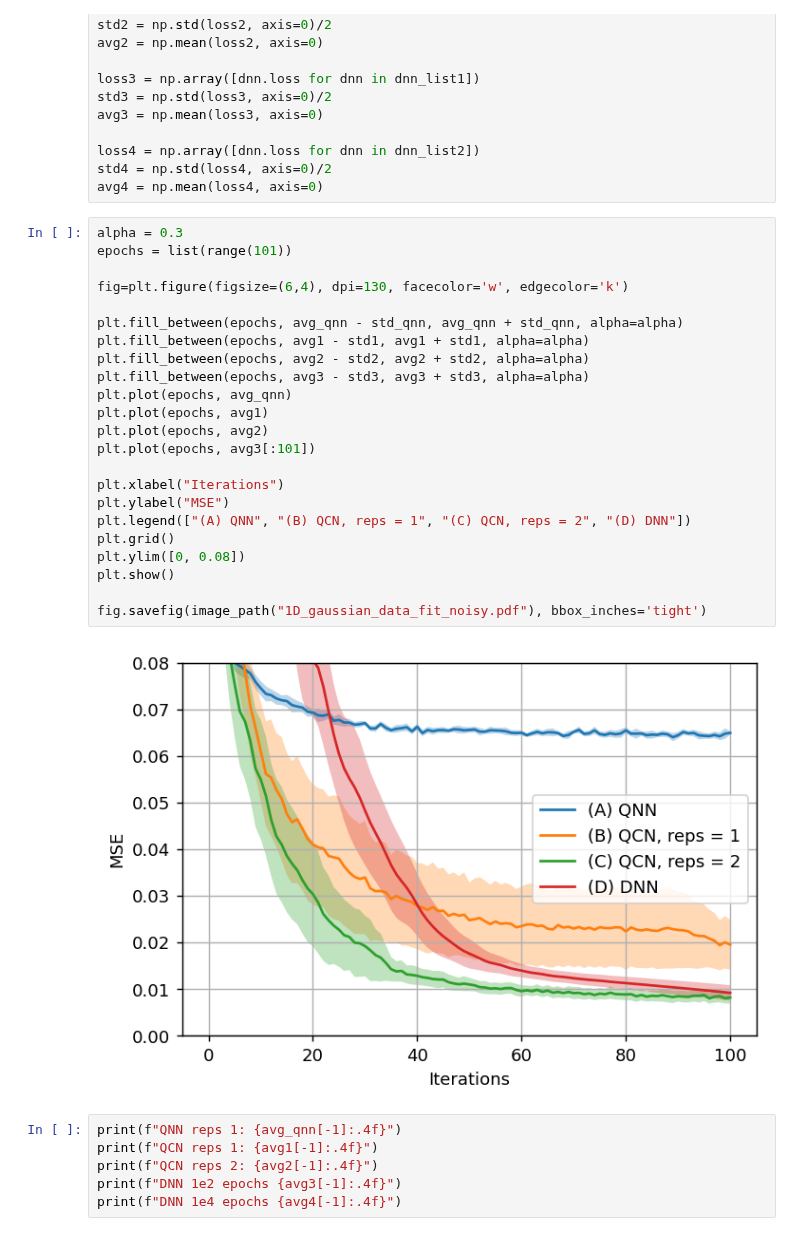
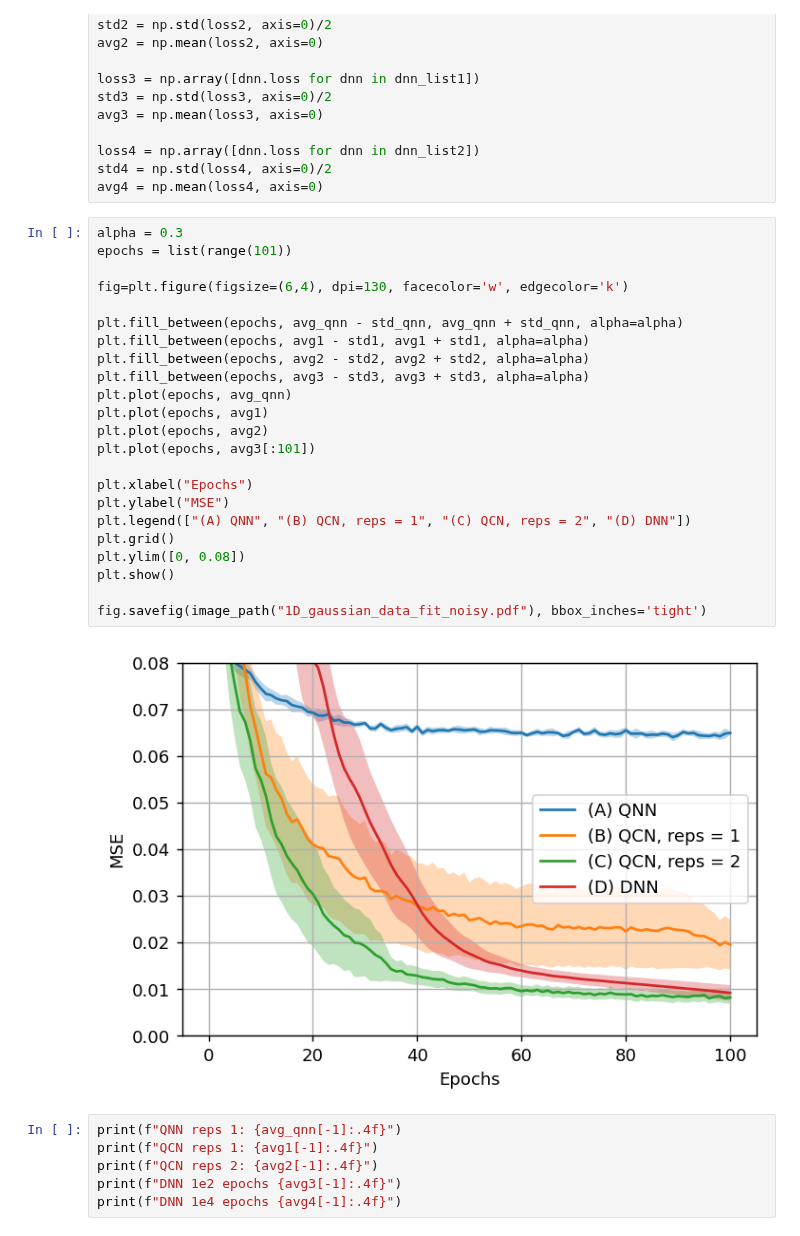
Before and after one commit to KristianWold/Master-Thesis, a Jupyter notebook: notebooks/analysis/Trainability, Analysis.ipynb, the cells around one changed output. Drawn from its saved outputs; the diff is of its cells as text.

```diff
--- a/notebooks/analysis/Trainability, Analysis.ipynb
+++ b/notebooks/analysis/Trainability, Analysis.ipynb
@@ -309,28 +309,28 @@ avg4 = np.mean(loss4, axis=0)
 # %%
 alpha = 0.3
 epochs = list(range(101))
 
 fig=plt.figure(figsize=(6,4), dpi=130, facecolor='w', edgecolor='k')
 
 plt.fill_between(epochs, avg_qnn - std_qnn, avg_qnn + std_qnn, alpha=alpha)
 plt.fill_between(epochs, avg1 - std1, avg1 + std1, alpha=alpha)
 plt.fill_between(epochs, avg2 - std2, avg2 + std2, alpha=alpha)
 plt.fill_between(epochs, avg3 - std3, avg3 + std3, alpha=alpha)
 plt.plot(epochs, avg_qnn)
 plt.plot(epochs, avg1)
 plt.plot(epochs, avg2)
 plt.plot(epochs, avg3[:101])
 
-plt.xlabel("Iterations")
+plt.xlabel("Epochs")
 plt.ylabel("MSE")
 plt.legend(["(A) QNN", "(B) QCN, reps = 1", "(C) QCN, reps = 2", "(D) DNN"])
 plt.grid()
 plt.ylim([0, 0.08])
 plt.show()
 
 fig.savefig(image_path("1D_gaussian_data_fit_noisy.pdf"), bbox_inches='tight')
 # %% [output]
-[figure, old version]
+[figure, new version]
 # %%
 print(f"QNN reps 1: {avg_qnn[-1]:.4f}")
 print(f"QCN reps 1: {avg1[-1]:.4f}")
```
Also changed, not shown: parts of 2 cells of this notebook, 3 other files.
